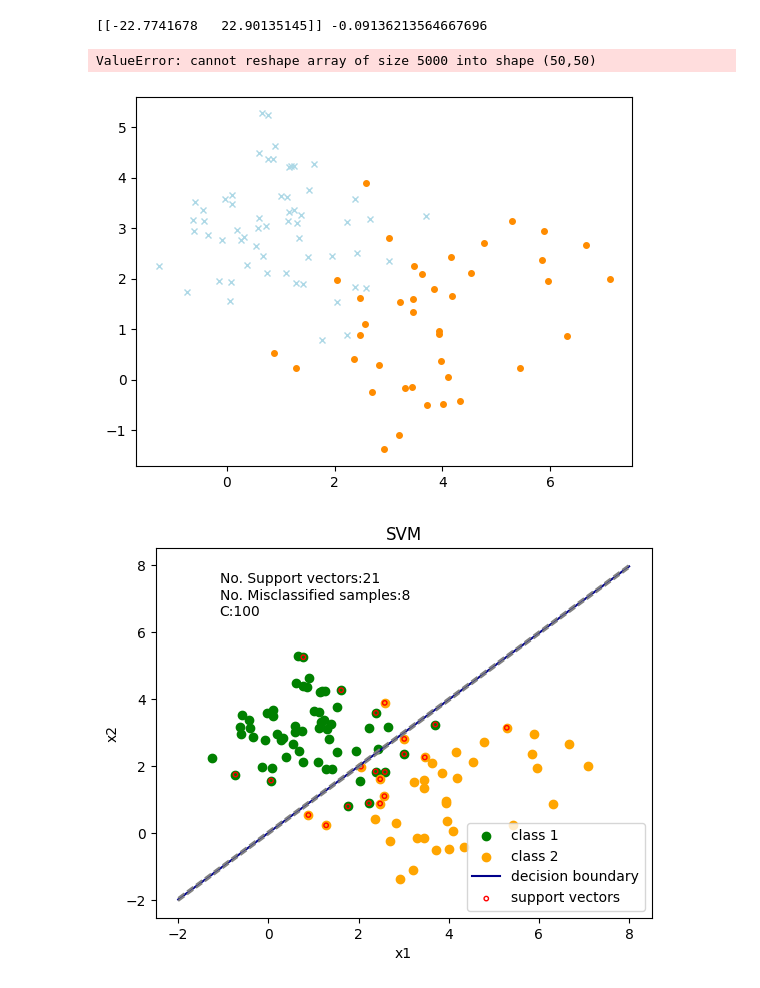
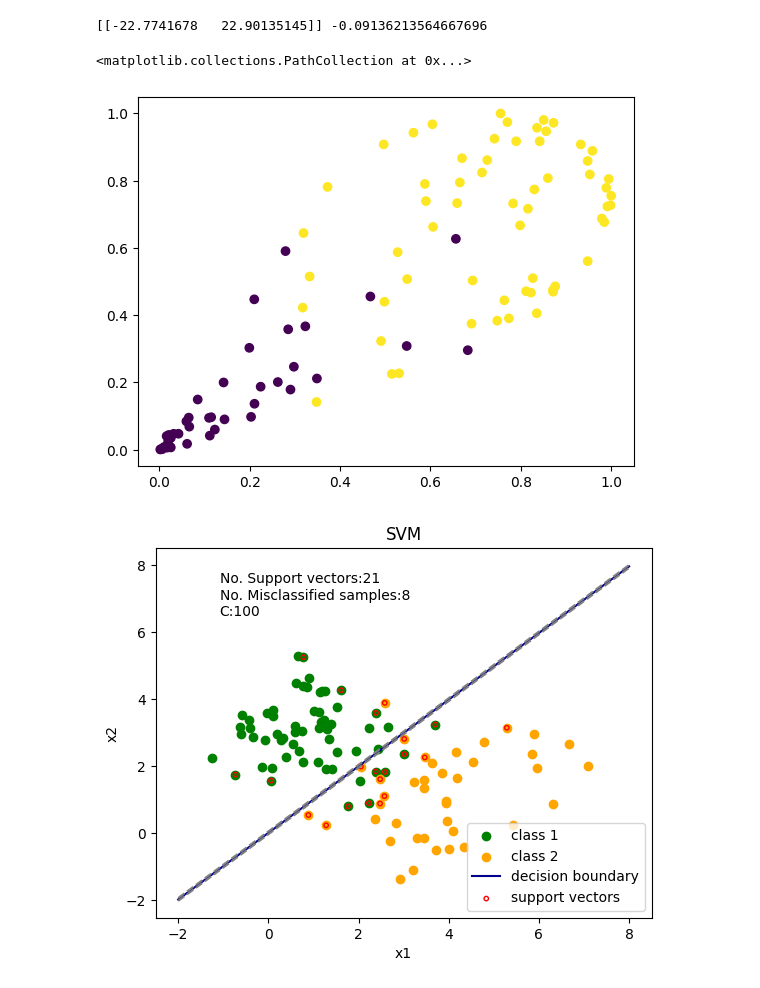
Before and after one commit to Alx-nder/ConvexOptimization_SupportVectorMachine, a Jupyter notebook: Radial basis function (non-linear separator)/svm.ipynb, the cells around one changed output. Cells and saved outputs as stored; diff of their text form; code cells hidden in the pictures.

```diff
--- a/Radial basis function (non-linear separator)/svm.ipynb
+++ b/Radial basis function (non-linear separator)/svm.ipynb
@@ -86,20 +74,11 @@ misclassed=np.concatenate([misclassed1,misclassed2])
 print(w.T,w0)
 # %% [output]
 [[-22.7741678   22.90135145]] -0.09136213564667696
-# %%
-plt.plot(c1[:, 0], c1[:, 1], marker='x',markersize=5, color='lightblue',linestyle='none')
-plt.plot(c2[:, 0], c2[:, 1], marker='o',markersize=4, color='darkorange',linestyle='none')
-
-_X1, _X2 = np.meshgrid(np.linspace(-2, 8, 50), np.linspace(-2, 7, 50))
-X = np.array([[x1, x2] for x1, x2 in zip(np.ravel(_X1), np.ravel(_X2))])
-Z = x1, -(x1*w[0] +w0)/w[1]
-
-plt.contour(_X1, _X2, Z, [0.0], colors='k', linewidths=1, origin='lower')
-plt.contour(_X1, _X2, Z + 1, [0.0], colors='grey', linestyles='--', linewidths=1, origin='lower')
-plt.contour(_X1, _X2, Z - 1, [0.0], colors='grey', linestyles='--', linewidths=1, origin='lower')
-# %% [output]
-ValueError: cannot reshape array of size 5000 into shape (50,50)
-[figure, removed]
+# %%
+plt.scatter(K[:,0],K[:,1],c=y)
+# %% [output]
+<matplotlib.collections.PathCollection at 0x...>
+[figure, added]
 # %%
 
 plt.scatter(x=c1.T[0],y=c1.T[1],c='green',label='class 1')
```
Also changed, not shown: parts of 5 cells of this notebook.
